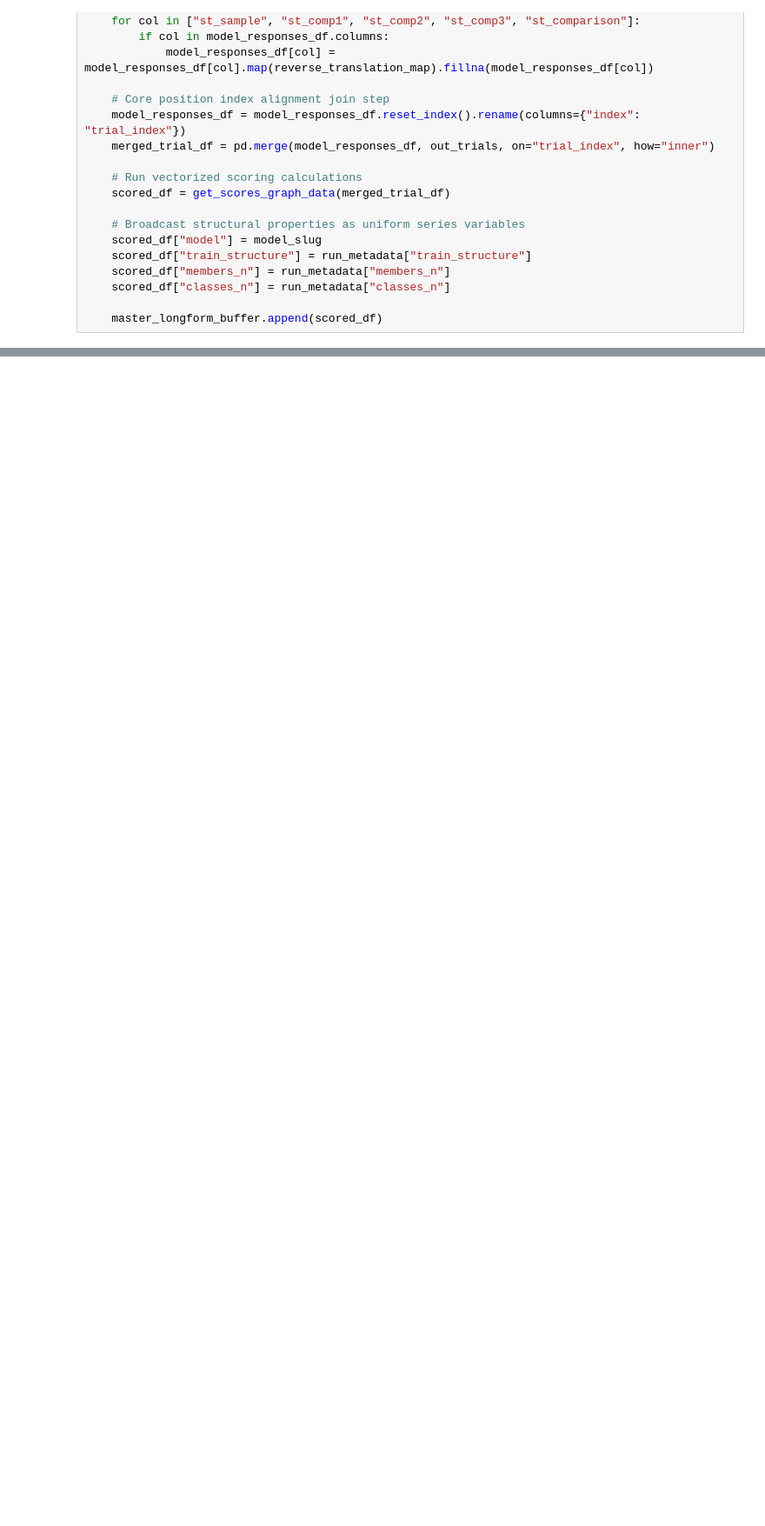
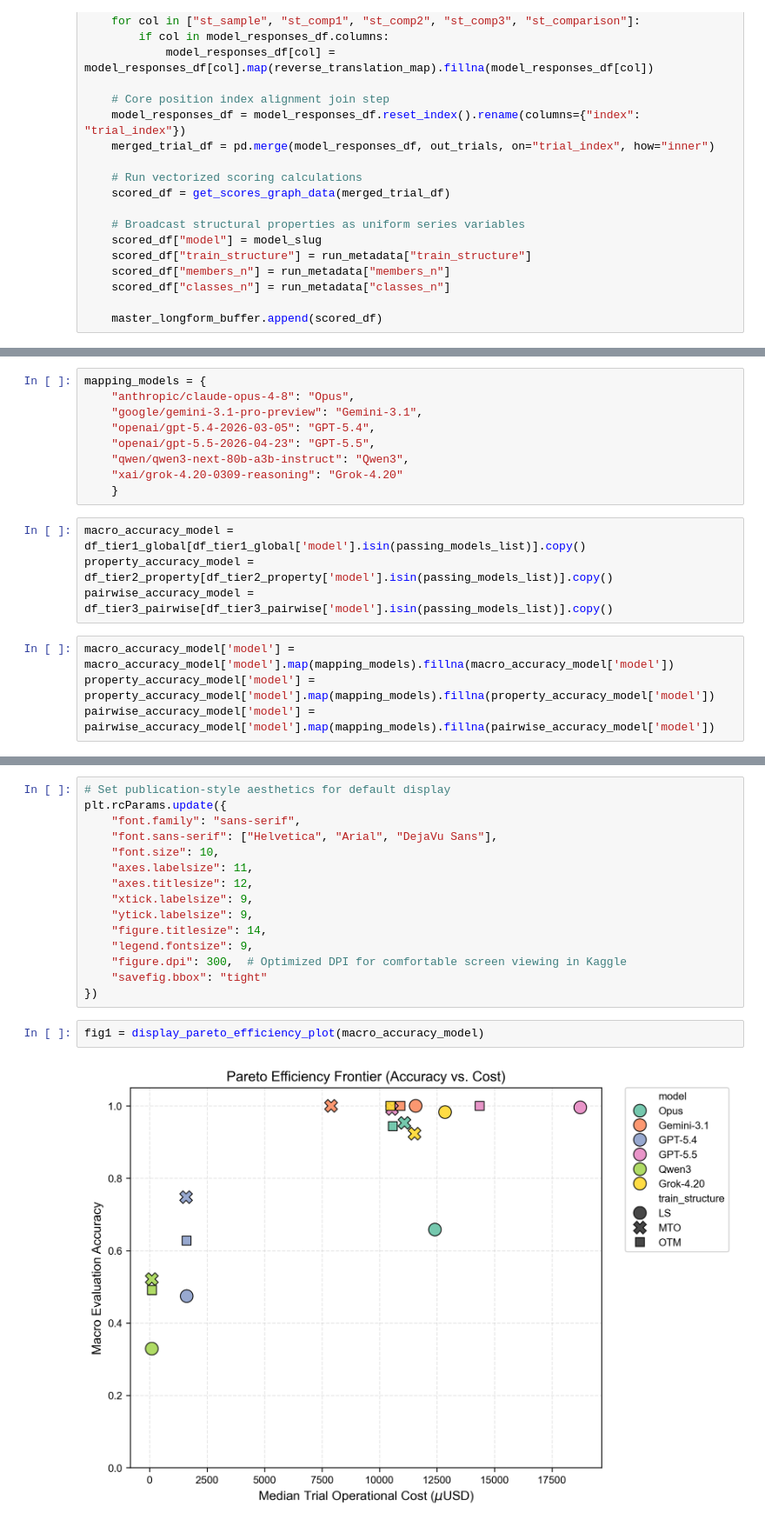
Before and after one commit to Yagwar/stim_eq, a Jupyter notebook: SE_LLM_Benchmark/get_results_metadata_json.ipynb, the cells around one changed output, grey strips where cells are left out. Shown at 87% size. Saved outputs shown, nothing was run; the diff lists cells and outputs as text; blank space fills up the shorter version.

Commit message:
update results extraction pipeline
accuracy scores and task cost in microdollars

```diff
--- a/SE_LLM_Benchmark/get_results_metadata_json.ipynb
+++ b/SE_LLM_Benchmark/get_results_metadata_json.ipynb
@@ -399,0 +586,17 @@ df_tier3_pairwise.to_csv("agi_benchmark_pairwise.csv", encoding="utf8")
+# %%
+mapping_models = {
+    "anthropic/claude-opus-4-8": "Opus",
+    "google/gemini-3.1-pro-preview": "Gemini-3.1",
+    "openai/gpt-5.4-2026-03-05": "GPT-5.4",
+    "openai/gpt-5.5-2026-04-23": "GPT-5.5",
+    "qwen/qwen3-next-80b-a3b-instruct": "Qwen3",
+    "xai/grok-4.20-0309-reasoning": "Grok-4.20"
+    }
+# %%
+macro_accuracy_model = df_tier1_global[df_tier1_global['model'].isin(passing_models_list)].copy()
+property_accuracy_model = df_tier2_property[df_tier2_property['model'].isin(passing_models_list)].copy()
+pairwise_accuracy_model = df_tier3_pairwise[df_tier3_pairwise['model'].isin(passing_models_list)].copy()
+# %%
+macro_accuracy_model['model'] = macro_accuracy_model['model'].map(mapping_models).fillna(macro_accuracy_model['model'])
+property_accuracy_model['model'] = property_accuracy_model['model'].map(mapping_models).fillna(property_accuracy_model['model'])
+pairwise_accuracy_model['model'] = pairwise_accuracy_model['model'].map(mapping_models).fillna(pairwise_accuracy_model['model'])
@@ -399,0 +727,19 @@ df_tier3_pairwise.to_csv("agi_benchmark_pairwise.csv", encoding="utf8")
+# %%
+# Set publication-style aesthetics for default display
+plt.rcParams.update({
+    "font.family": "sans-serif",
+    "font.sans-serif": ["Helvetica", "Arial", "DejaVu Sans"],
+    "font.size": 10,
+    "axes.labelsize": 11,
+    "axes.titlesize": 12,
+    "xtick.labelsize": 9,
+    "ytick.labelsize": 9,
+    "figure.titlesize": 14,
+    "legend.fontsize": 9,
+    "figure.dpi": 300,  # Optimized DPI for comfortable screen viewing in Kaggle
+    "savefig.bbox": "tight"
+})
+# %%
+fig1 = display_pareto_efficiency_plot(macro_accuracy_model)
+# %% [output]
+[figure, added]
```
Also changed, not shown: parts of 20 cells of this notebook.
